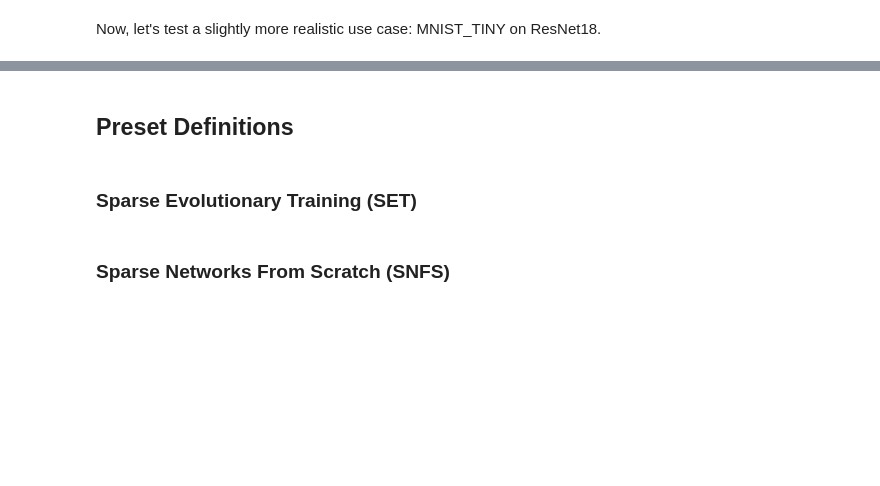
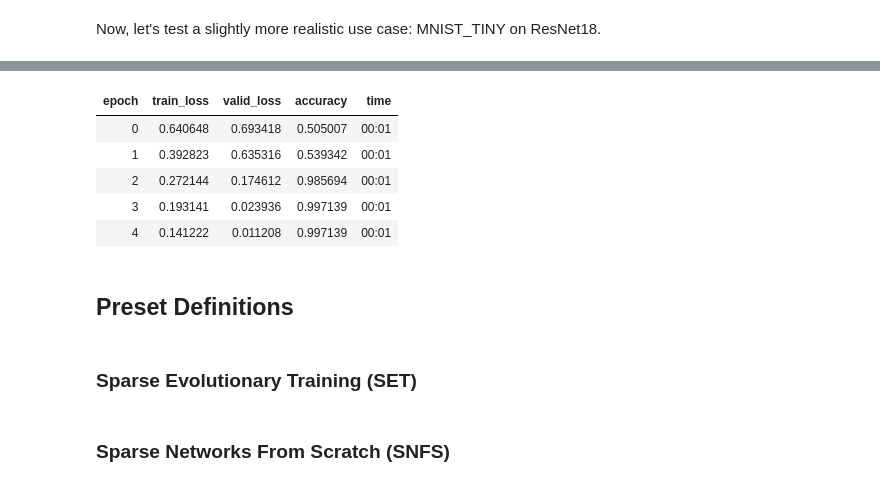
Before and after one commit to dcato98/fastsparse, a Jupyter notebook: 00_core.ipynb, the cells around one changed output, grey strips where cells are left out. Saved outputs shown, nothing was run; the diff lists cells and outputs as text; code cells hidden in the pictures; blank space fills up the shorter version.

```diff
--- a/00_core.ipynb
+++ b/00_core.ipynb
@@ -434,3 +566,34 @@ for m in sparseable_modules(learn.model):
+# %%
+#slow
+
+# with momentum_redistribution
+dls = ImageDataLoaders.from_folder(untar_data(URLs.MNIST_TINY))
+learn = Learner(dls, xresnet18(n_out=2), metrics=accuracy)
+sparse_hooks = sparsify_model(learn.model, 0.99, first_layer_dense_uniform)
+cbs = DynamicSparseTrainingCallback(batches_per_update=8, stop_pct=0.9,
+                                    grow_score_f=gradient_momentum,
+                                    redistribute_f=momentum_redistribution)
+
+n_nonzeros = sum([mask.sum() for m in sparseable_modules(learn.model) for p, mask, s in sparse_params(m)])
+n = sum([mask.numel() for m in sparseable_modules(learn.model) for p, mask, s in sparse_params(m)])
+before_sparsity = n_nonzeros / n
+
+learn.fit_one_cycle(5, 1e-2, cbs=cbs)
+
+test_close(1, learn.final_record[-1], eps=0.03) # better than 97% accuracy
+
+n_nonzeros = sum([mask.sum() for m in sparseable_modules(learn.model) for p, mask, s in sparse_params(m)])
+n = sum([mask.numel() for m in sparseable_modules(learn.model) for p, mask, s in sparse_params(m)])
+after_sparsity = n_nonzeros / n
+
+test_close(before_sparsity, after_sparsity, eps=1e-5) # model sparsity is unchanged
+# %% [output]
+| epoch | train_loss | valid_loss | accuracy | time |
+| 0 | 0.640648 | 0.693418 | 0.505007 | 00:01 |
+| 1 | 0.392823 | 0.635316 | 0.539342 | 00:01 |
+| 2 | 0.272144 | 0.174612 | 0.985694 | 00:01 |
+| 3 | 0.193141 | 0.023936 | 0.997139 | 00:01 |
+| 4 | 0.141222 | 0.011208 | 0.997139 | 00:01 |
 # %% [markdown]
 ## Preset Definitions
 # %% [markdown]
```
Also changed, not shown: parts of 14 cells of this notebook, 2 other files.
